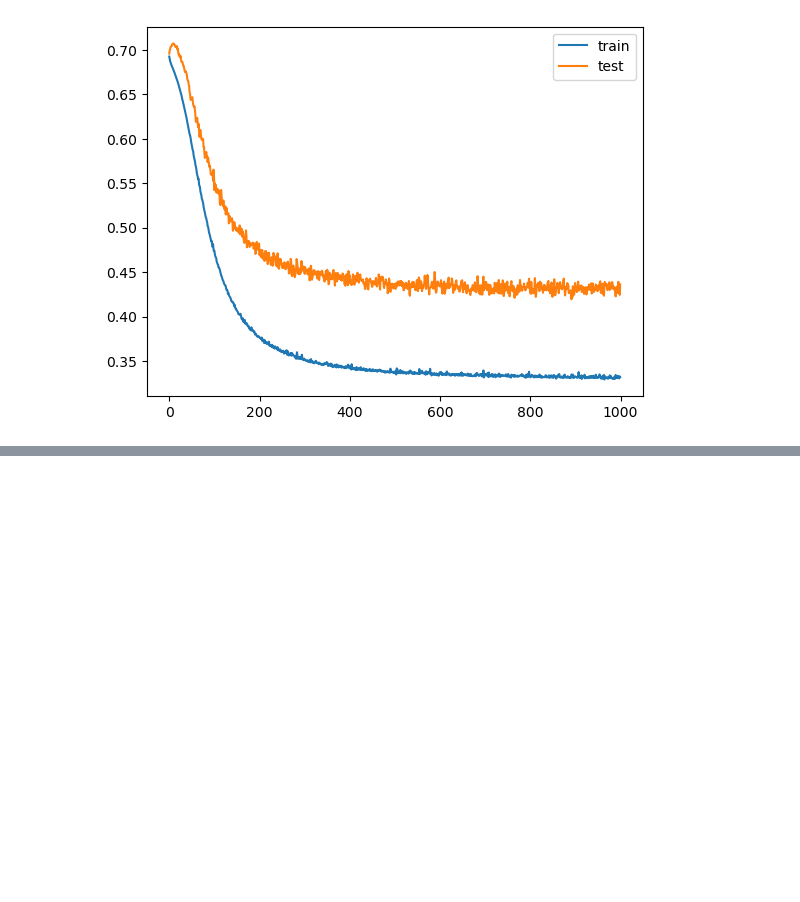
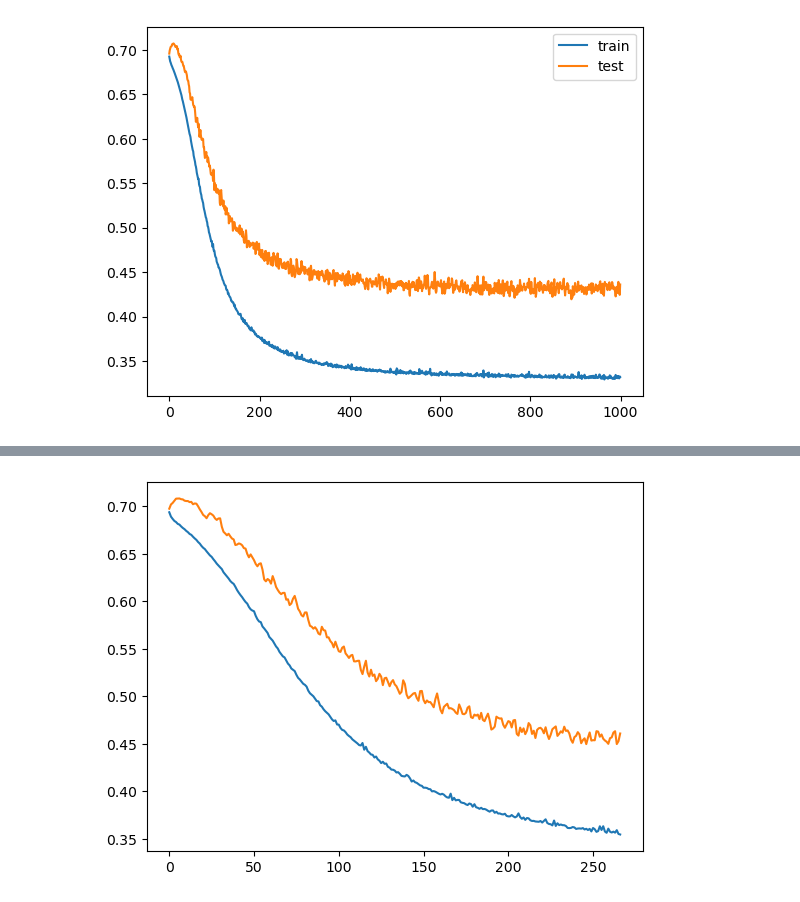
Before and after one commit to OmiiP04/Deep-Learning, a Jupyter notebook: early stopping.ipynb, the cells around one changed output, grey strips where cells are left out. Cells and saved outputs as stored; diff of their text form; code cells hidden in the pictures; blank space fills up the shorter version.

```diff
--- a/early stopping.ipynb
+++ b/early stopping.ipynb
@@ -37,0 +40,11 @@ plt.plot()
+# %%
+model=Sequential()
+model.add(Dense(256,input_dim=2,activation='relu'))
+model.add(Dense(1,activation='sigmoid'))
+# %%
+model.compile(loss='binary_crossentropy',optimizer='adam',metrics=['accuracy'])
+# %%
+from tensorflow.keras.callbacks import EarlyStopping
+callback= EarlyStopping(monitor='val_loss',min_delta=0.00001,patience=20,verbose=1,mode='auto',baseline=None,restore_best_weights=False)
+# %%
+history=model.fit(X_train,y_train,validation_data=(X_test,y_test),epochs=3000,callbacks=callback)
@@ -37,0 +69,6 @@ plt.plot()
+# %%
+plt.plot(history.history['loss'],label='train')
+plt.plot(history.history['val_loss'],label='test')
+plt.show()
+# %% [output]
+[figure, added]
```
Also changed, not shown: parts of 2 cells of this notebook, 14 other files.
